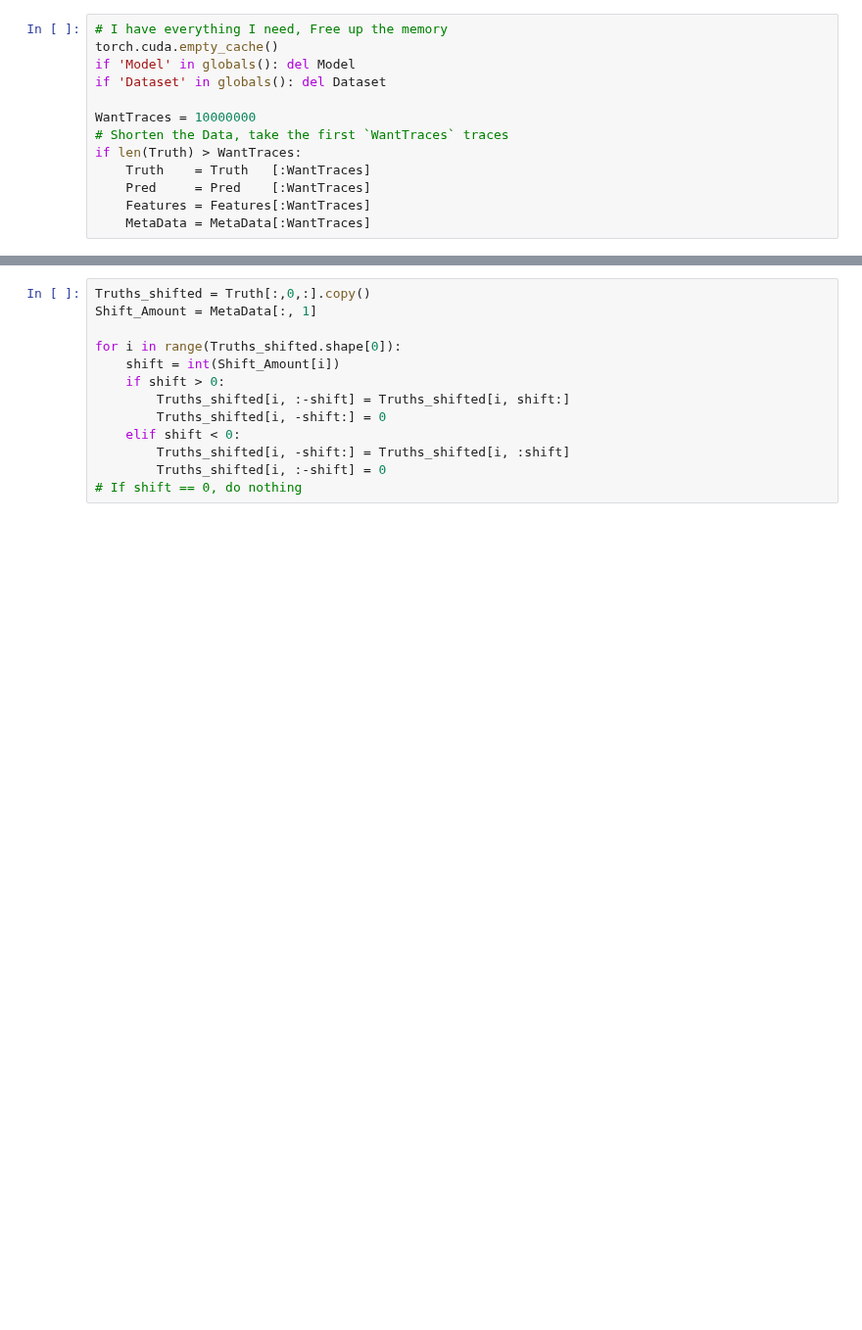
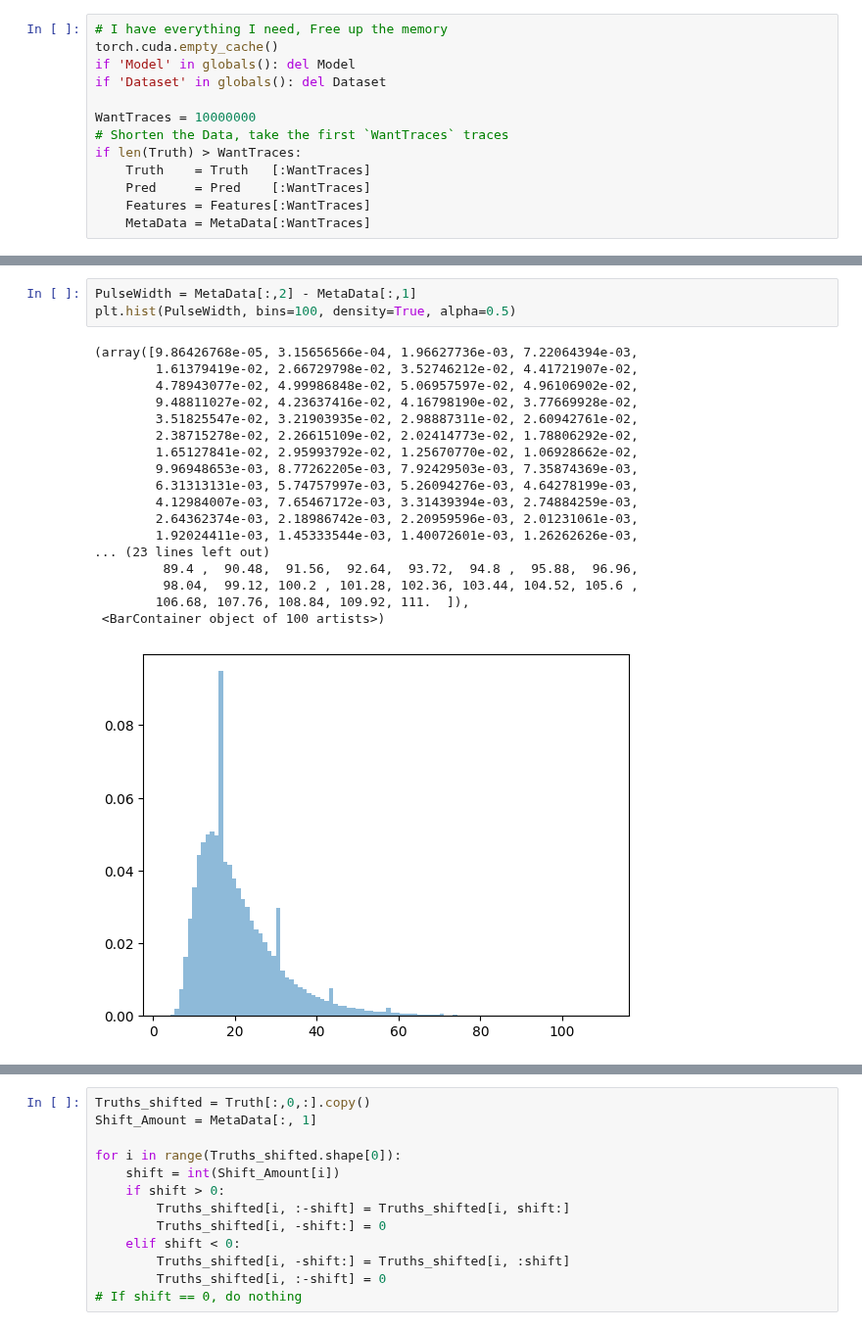
Before and after one commit to fedor-tairli/CDEProject, a Jupyter notebook: PulseTriggering/Code/InspectModels.ipynb, the cells around one changed output, grey strips where cells are left out. Shown at 98% size. Cells and saved outputs as stored; diff of their text form; blank space fills up the shorter version.

```diff
--- a/PulseTriggering/Code/InspectModels.ipynb
+++ b/PulseTriggering/Code/InspectModels.ipynb
@@ -222,0 +222,22 @@ Features:
+# %%
+PulseWidth = MetaData[:,2] - MetaData[:,1]
+plt.hist(PulseWidth, bins=100, density=True, alpha=0.5)
+# %% [output]
+(array([9.86426768e-05, 3.15656566e-04, 1.96627736e-03, 7.22064394e-03,
+        1.61379419e-02, 2.66729798e-02, 3.52746212e-02, 4.41721907e-02,
+        4.78943077e-02, 4.99986848e-02, 5.06957597e-02, 4.96106902e-02,
+        9.48811027e-02, 4.23637416e-02, 4.16798190e-02, 3.77669928e-02,
+        3.51825547e-02, 3.21903935e-02, 2.98887311e-02, 2.60942761e-02,
+        2.38715278e-02, 2.26615109e-02, 2.02414773e-02, 1.78806292e-02,
+        1.65127841e-02, 2.95993792e-02, 1.25670770e-02, 1.06928662e-02,
+        9.96948653e-03, 8.77262205e-03, 7.92429503e-03, 7.35874369e-03,
+        6.31313131e-03, 5.74757997e-03, 5.26094276e-03, 4.64278199e-03,
+        4.12984007e-03, 7.65467172e-03, 3.31439394e-03, 2.74884259e-03,
+        2.64362374e-03, 2.18986742e-03, 2.20959596e-03, 2.01231061e-03,
+        1.92024411e-03, 1.45333544e-03, 1.40072601e-03, 1.26262626e-03,
+... (23 lines left out)
+         89.4 ,  90.48,  91.56,  92.64,  93.72,  94.8 ,  95.88,  96.96,
+         98.04,  99.12, 100.2 , 101.28, 102.36, 103.44, 104.52, 105.6 ,
+        106.68, 107.76, 108.84, 109.92, 111.  ]),
+ <BarContainer object of 100 artists>)
+[figure, added]
```
Also changed, not shown: parts of 7 cells of this notebook, 9 other files.
